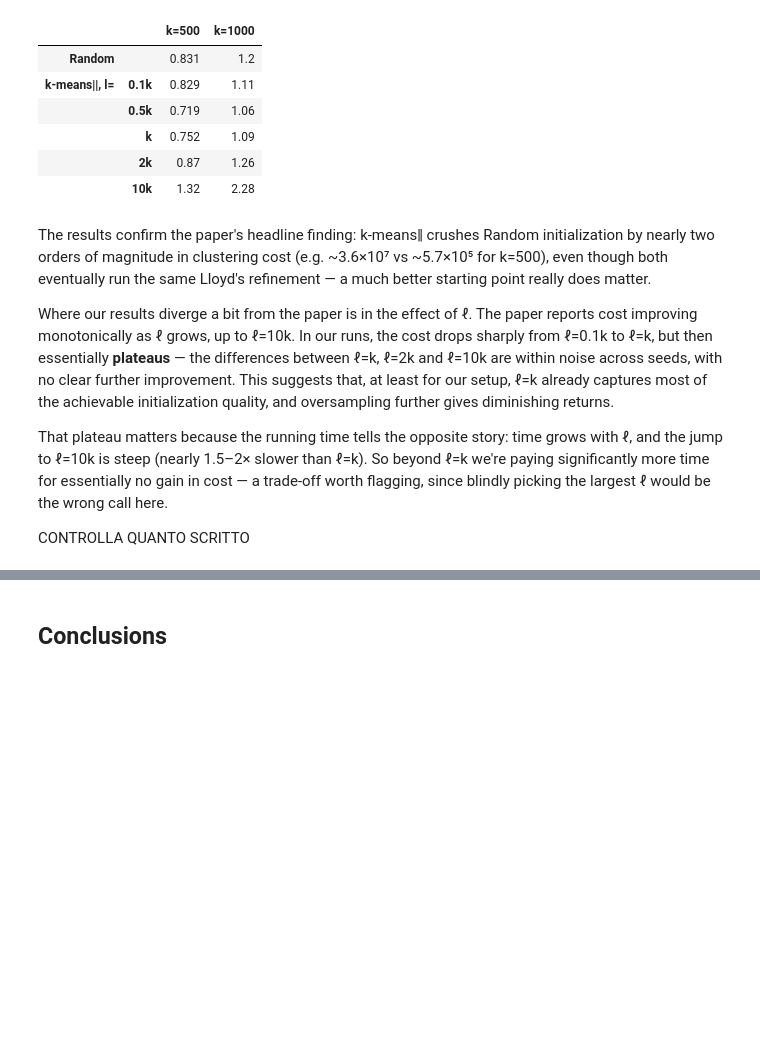
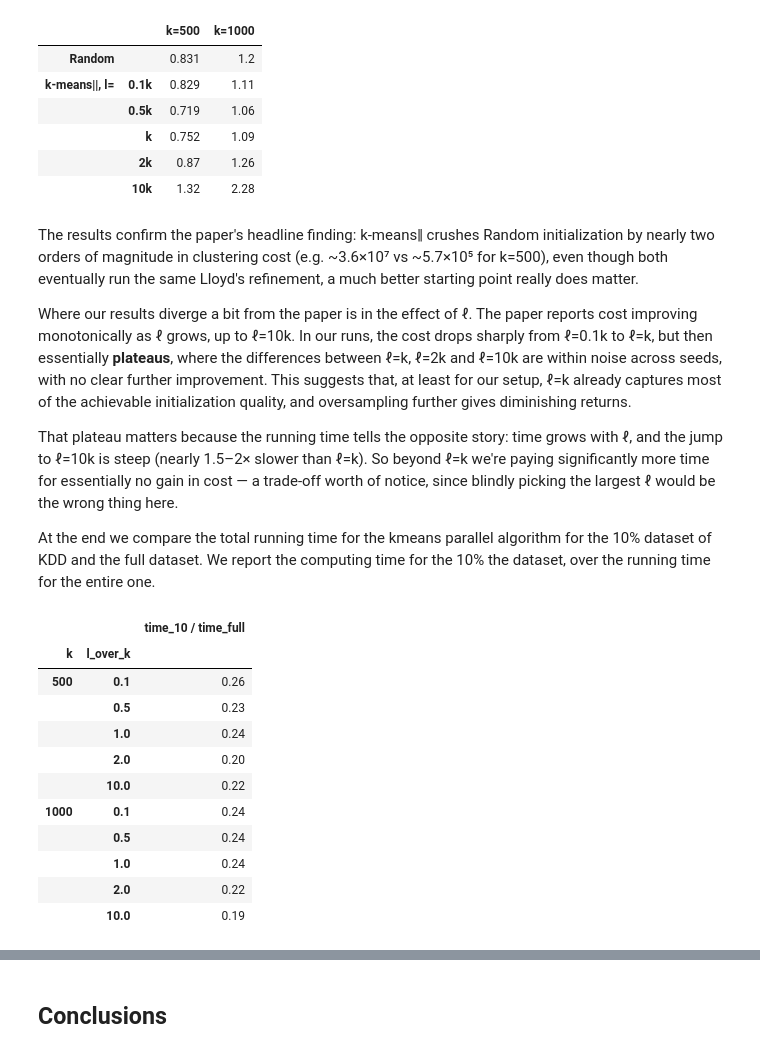
Before and after one commit to m-ziglioli/MAPD_B, a Jupyter notebook: notebooks/final_presentation.ipynb, the cells around one changed output, grey strips where cells are left out. Drawn from its saved outputs; the diff is of its cells as text; code cells hidden in the pictures; blank space fills up the shorter version.

```diff
--- a/notebooks/final_presentation.ipynb
+++ b/notebooks/final_presentation.ipynb
@@ -376,10 +357,41 @@ Table 4 - running time (minutes)
 |  | 2k | 0.87 | 1.26 |
 |  | 10k | 1.32 | 2.28 |
 # %% [markdown]
-The results confirm the paper's headline finding: k-means‖ crushes Random initialization by nearly two orders of magnitude in clustering cost (e.g. ~3.6×10⁷ vs ~5.7×10⁵ for k=500), even though both eventually run the same Lloyd's refinement — a much better starting point really does matter.
+The results confirm the paper's headline finding: k-means‖ crushes Random initialization by nearly two orders of magnitude in clustering cost (e.g. ~3.6×10⁷ vs ~5.7×10⁵ for k=500), even though both eventually run the same Lloyd's refinement, a much better starting point really does matter.
 
-Where our results diverge a bit from the paper is in the effect of ℓ. The paper reports cost improving monotonically as ℓ grows, up to ℓ=10k. In our runs, the cost drops sharply from ℓ=0.1k to ℓ=k, but then essentially **plateaus** — the differences between ℓ=k, ℓ=2k and ℓ=10k are within noise across seeds, with no clear further improvement. This suggests that, at least for our setup, ℓ=k already captures most of the achievable initialization quality, and oversampling further gives diminishing returns.
+Where our results diverge a bit from the paper is in the effect of ℓ. The paper reports cost improving monotonically as ℓ grows, up to ℓ=10k. In our runs, the cost drops sharply from ℓ=0.1k to ℓ=k, but then essentially **plateaus**, where the differences between ℓ=k, ℓ=2k and ℓ=10k are within noise across seeds, with no clear further improvement. This suggests that, at least for our setup, ℓ=k already captures most of the achievable initialization quality, and oversampling further gives diminishing returns.
 
-That plateau matters because the running time tells the opposite story: time grows with ℓ, and the jump to ℓ=10k is steep (nearly 1.5–2× slower than ℓ=k). So beyond ℓ=k we're paying significantly more time for essentially no gain in cost — a trade-off worth flagging, since blindly picking the largest ℓ would be the wrong call here.
+That plateau matters because the running time tells the opposite story: time grows with ℓ, and the jump to ℓ=10k is steep (nearly 1.5–2× slower than ℓ=k). So beyond ℓ=k we're paying significantly more time for essentially no gain in cost — a trade-off worth of notice, since blindly picking the largest ℓ would be the wrong thing here.
 
-CONTROLLA QUANTO SCRITTO
+At the end we compare the total running time for the kmeans parallel algorithm for the 10% dataset of KDD and the full dataset. We report the computing time for the 10% the dataset, over the running time for the entire one.
+# %%
+l_over_k_10percent_path = "/home/ubuntu/Project/libero_development/results/final_csv/l_sweep_10pct_full.csv"
+
+df10 = pd.read_csv(l_over_k_10percent_path, usecols=["k", "l_over_k", "time_total"])
+
+df10.rename(columns={"time_total": "time"}, inplace=True)
+df10 = df10[df10["l_over_k"].isin(ratios)]
+
+df10_grouped = df10.groupby(["k","l_over_k"]).median()
+# %%
+l_over_k_full_path = "/home/ubuntu/Project/libero_development/results/final_csv/l_su_k_final.csv"
+
+df = pd.read_csv(l_over_k_full_path, usecols=["k", "l_over_k", "time"])
+
+df_grouped = df.groupby(["k","l_over_k"]).median()
+# %%
+results = np.round(df10_grouped / df_grouped, decimals=2)
+results.rename(columns={"time": "time_10 / time_full"})
+# %% [output]
+|  |  | time_10 / time_full |
+| k | l_over_k |  |
+| 500 | 0.1 | 0.26 |
+|  | 0.5 | 0.23 |
+|  | 1.0 | 0.24 |
+|  | 2.0 | 0.20 |
+|  | 10.0 | 0.22 |
+| 1000 | 0.1 | 0.24 |
+|  | 0.5 | 0.24 |
+|  | 1.0 | 0.24 |
+|  | 2.0 | 0.22 |
+|  | 10.0 | 0.19 |
```
Also changed, not shown: parts of 21 cells of this notebook, 2 other files.
